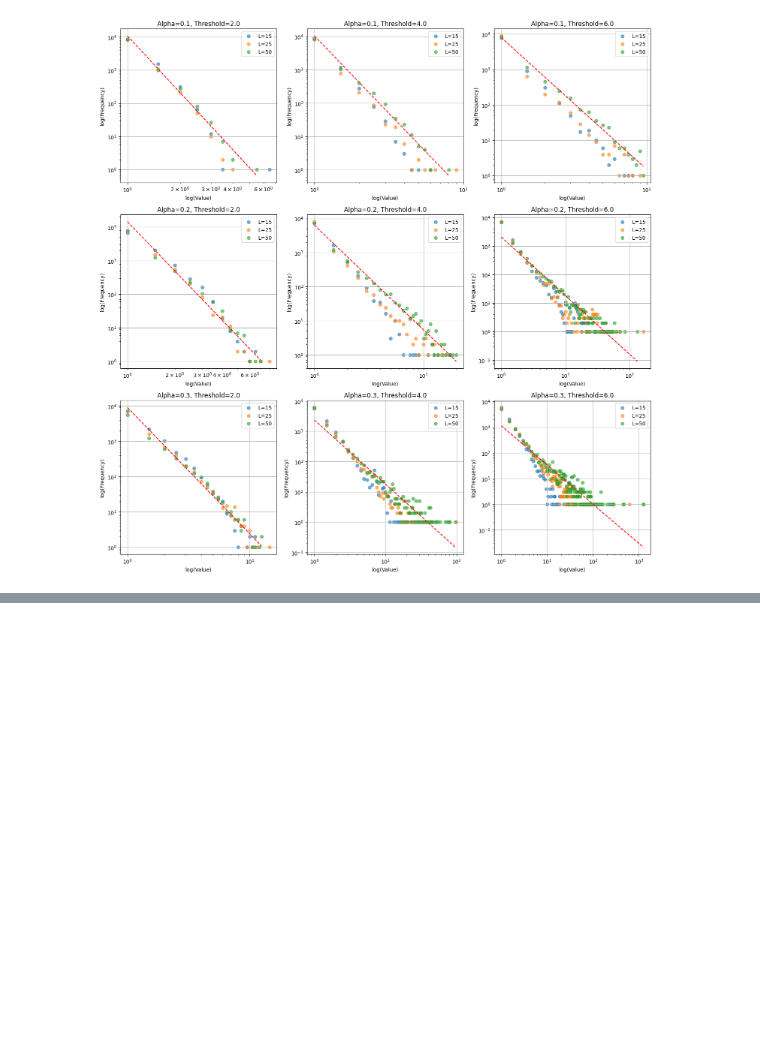
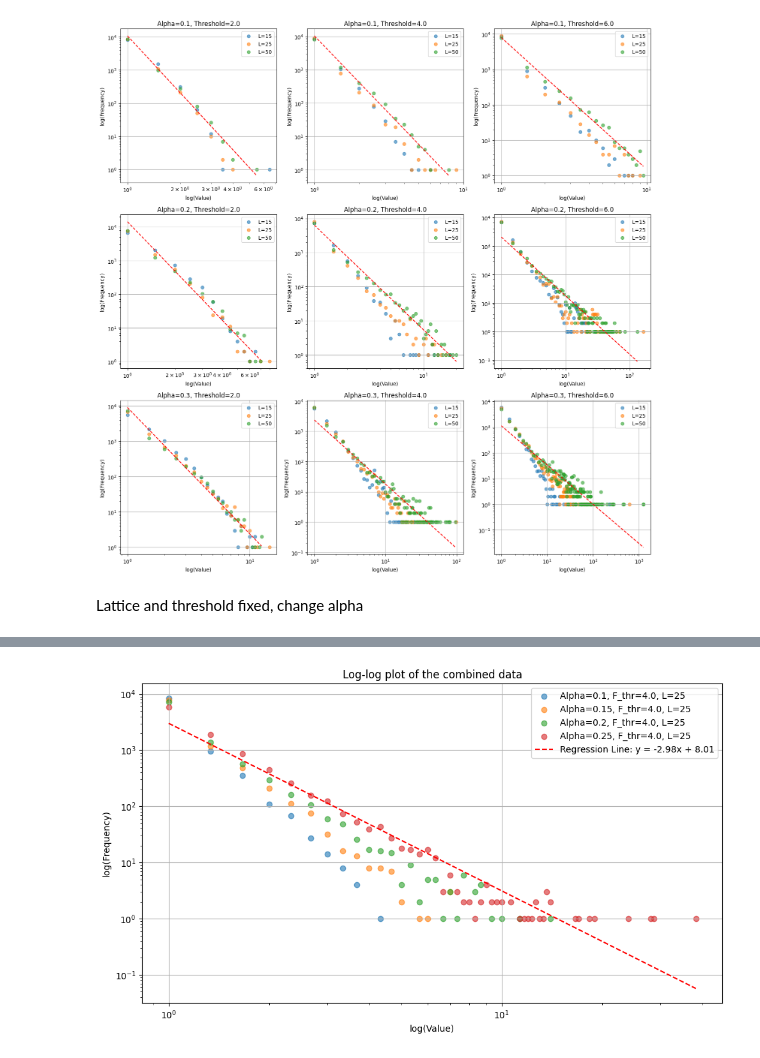
Before and after one commit to vitalismaxim/group_17, a Jupyter notebook: OFC_2 cleaned.ipynb, the cells around one changed output, grey strips where cells are left out. Drawn from its saved outputs; the diff is of its cells as text; code cells hidden in the pictures; blank space fills up the shorter version.

Commit message:
add 3 plots with different parameters fixed

```diff
--- a/OFC_2 cleaned.ipynb
+++ b/OFC_2 cleaned.ipynb
@@ -453,3 +453,81 @@ Running simulation for alpha=0.1, L=15, Threshold=2.0...
 50% 100% Running simulation for alpha=0.3, L=50, Threshold=6.0...
 50% 100%
 [figure]
+# %% [markdown]
+Lattice and threshold fixed, change alpha
+# %%
+# Define parameters to vary
+alphas = [0.1, 0.15, 0.2, 0.25]  # Varying values for alpha
+L_values = [25]     # Varying values for L
+thresholds = [4.0] # Varying values for threshold
+
+# Number of additions of force to the system
+n_additions = 10000
+
+# Number of simulations
+n_simulations = 3
+
+# Create a single plot
+plt.figure(figsize=(10, 6))
+
+# Iterate over different values of alpha and L
+for i, alpha in enumerate(alphas):
+    for j, F_thr in enumerate(thresholds):
+        for k, L in enumerate(L_values):
+            print(f"Running simulation for alpha={alpha}, L={L}, Threshold={F_thr}...")
+
+            # Arrays to store results of each simulation
+            active_sites_moore_array = []
+
+            for z in range(n_simulations):
+                print(round((z+1)/n_simulations*100),"%", sep='', end=' ', flush=True)
+                _, _, active_sites_moore = simulate_ca(L, alpha, F_thr, n_additions, 'moore')
+                active_sites_moore_array.append(active_sites_moore)
+
+
+            # Compute the average of the results
+            average_active_sites_moore = np.mean(active_sites_moore_array, axis=0)
+
+            # Process data
+            occurrences_counter = Counter(average_active_sites_moore)
+            magnitudes = list(occurrences_counter.keys())
+            frequencies = list(occurrences_counter.values())
+            values = np.array(list(occurrences_counter.keys()))
+            frequencies = np.array(list(occurrences_counter.values()))
+
+            # Filter
+            non_zero_indices = values > 0
+            values = values[non_zero_indices]
+            frequencies = frequencies[non_zero_indices]
+
+            # Use ODR to do Linear Regression
+            linear_model = odr.Model(linear_func)
+            data = odr.Data(np.log(values), np.log(frequencies))
+            odr_obj = odr.ODR(data, linear_model, beta0=[0., 1.])
+            output = odr_obj.run()
+
+            slope, intercept = output.beta
+            r_squared = output.res_var
+            p_value = output.cov_beta[0, 0]
+            std_err = output.sd_beta
+
+            # Plot the data points with a unique color for each combination
+            plt.scatter(values, frequencies, label=f'Alpha={alpha}, F_thr={F_thr}, L={L}', alpha=0.6)
+            print("\n")
+
+# Add linear regression line
+x = np.linspace(min(np.log(values)), max(np.log(values)), 100)
+y = slope * x + intercept
+plt.plot(np.exp(x), np.exp(y), color='red', linestyle='--', label=f'Regression Line: y = {slope:.2f}x + {intercept:.2f}')
+
+# Set plot labels and title
+plt.xlabel('log(Value)')
+plt.ylabel('log(Frequency)')
+plt.xscale('log')
+plt.yscale('log')
+plt.title('Log-log plot of the combined data')
+plt.legend()
+plt.grid(True)
+plt.tight_layout()
+plt.show()
+# %% [output]
@@ -455,0 +545 @@ Running simulation for alpha=0.1, L=15, Threshold=2.0...
+[figure, added]
```
Also changed, not shown: parts of 4 cells of this notebook.
